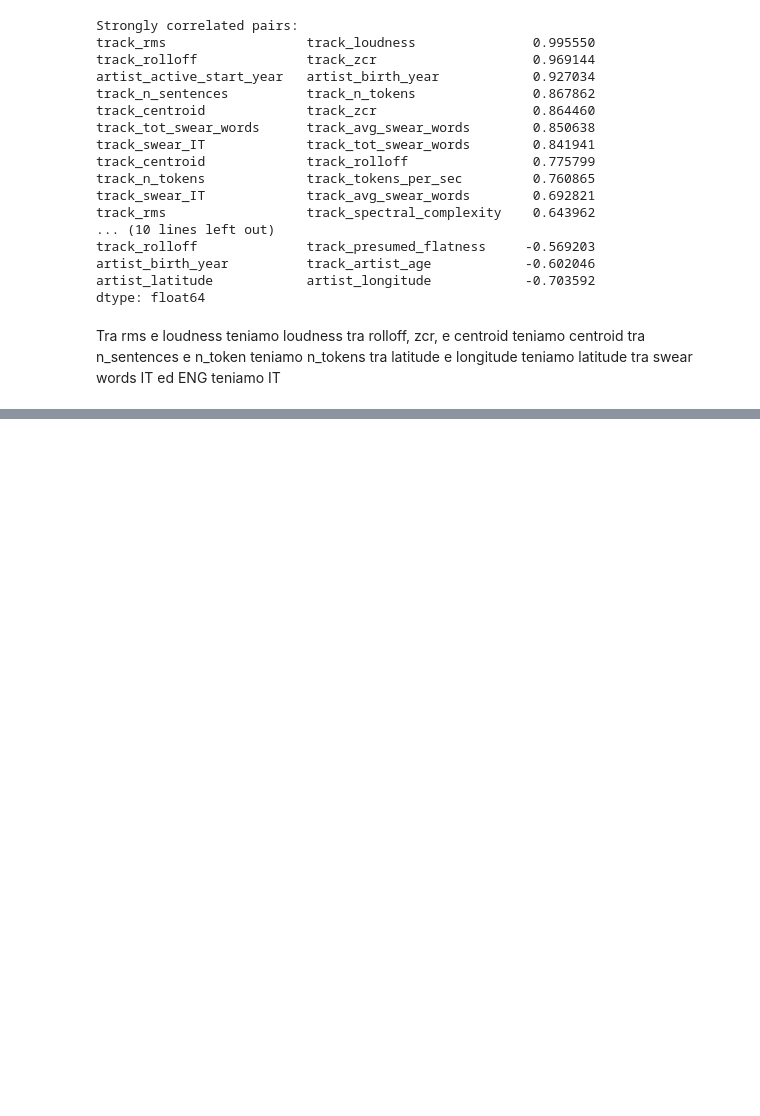
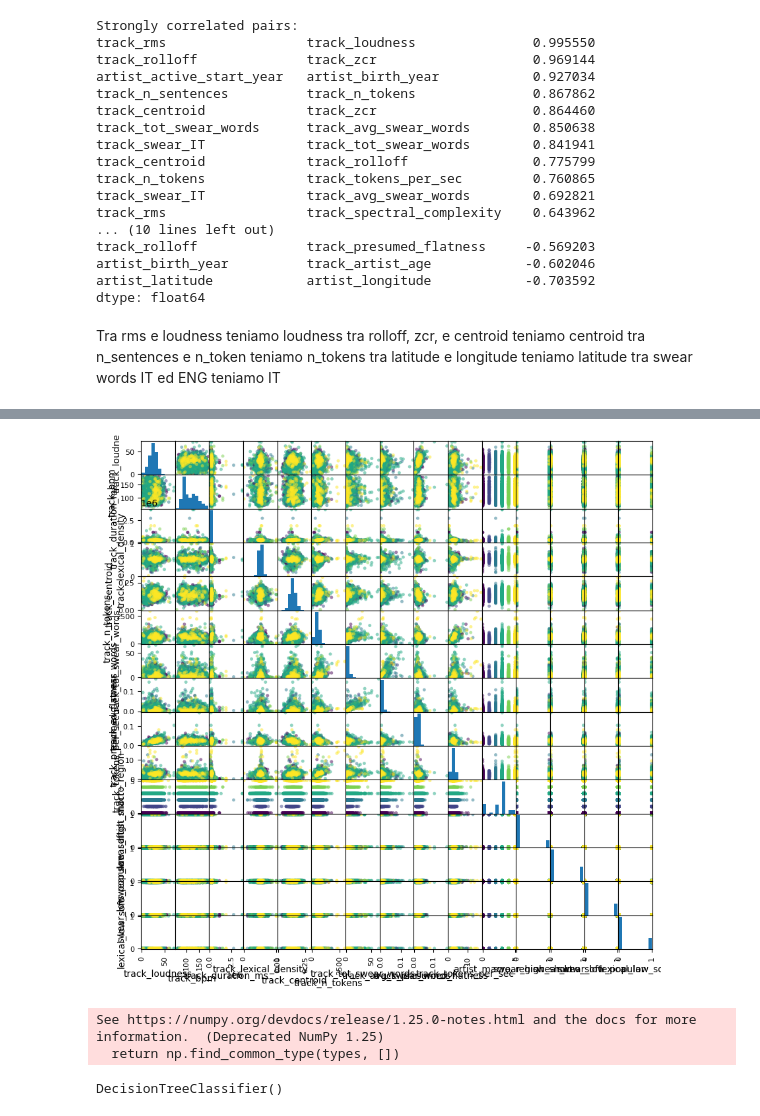
Before and after one commit to Ludovico1104/Progetto-I2ML, a Jupyter notebook: classification.ipynb, the cells around one changed output, grey strips where cells are left out. Drawn from its saved outputs; the diff is of its cells as text; code cells hidden in the pictures; blank space fills up the shorter version.

```diff
--- a/classification.ipynb
+++ b/classification.ipynb
@@ -173,4 +202,5 @@ df["lexical_low_soft"] = df["lexical_density_Low"] & df["loudness_Soft"]
 # %%
-ds= pd.get_dummies([])
-ds['track_n_tokens']
+ds = pd.DataFrame(dtype="object")
+for col in ['track_loudness', 'track_bpm', 'track_duration_ms', 'track_lexical_density', 'track_centroid', 'track_n_tokens', 'track_tot_swear_words', 'track_avg_swear_words', 'track_presumed_flatness', 'track_tokens_per_sec', 'artist_macro_region']:
+    ds[col] = merged[col]
 # %% [output]
@@ -193,0 +209,7 @@ Index(['track_id_artist', 'track_name_artist', 'track_full_title',
+# %%
+for col in ["swear_high_short", "swear_low_soft", "swear_low_popular", "lexical_low_soft"]:
+    ds[col] = df[col]
+# %%
+
+ds.dropna(inplace=True)
+print(ds.info())
@@ -193,0 +234,24 @@ Index(['track_id_artist', 'track_name_artist', 'track_full_title',
+# %%
+le = LabelEncoder()
+num_classes = le.fit_transform(ds['artist_macro_region'])
+# %%
+# Make a numeric-only copy for plotting
+ds_num = ds.copy()
+
+# Convert bools to 0/1
+bool_cols = ds_num.select_dtypes(include="bool").columns
+ds_num[bool_cols] = ds_num[bool_cols].astype(int)
+
+# Convert non-numeric (object/category) to codes
+for col in ds_num.columns:
+    if not pd.api.types.is_numeric_dtype(ds_num[col]):
+        ds_num[col] = ds_num[col].astype("category").cat.codes
+
+# Drop any remaining NaN/Inf and align labels
+ds_num = ds_num.replace([np.inf, -np.inf], np.nan).dropna()
+num_classes = le.fit_transform(ds.loc[ds_num.index, "artist_macro_region"])
+
+scatter_matrix(ds_num, figsize=(10, 10), c=num_classes, s=50)
+plt.show()
+# %% [output]
+[figure, added]
@@ -193,0 +268,7 @@ Index(['track_id_artist', 'track_name_artist', 'track_full_title',
+# %%
+predictors = [col for col in ds.columns if col != 'artist_macro_region']
+X = ds[predictors].values
+y = ds['artist_macro_region'].values
+# %% [output]
+See https://numpy.org/devdocs/release/1.25.0-notes.html and the docs for more information.  (Deprecated NumPy 1.25)
+  return np.find_common_type(types, [])
@@ -193,0 +283,4 @@ Index(['track_id_artist', 'track_name_artist', 'track_full_title',
+# %%
+clf.fit(X_train, y_train)
+# %% [output]
+DecisionTreeClassifier()
```
Also changed, not shown: parts of 20 cells of this notebook.
